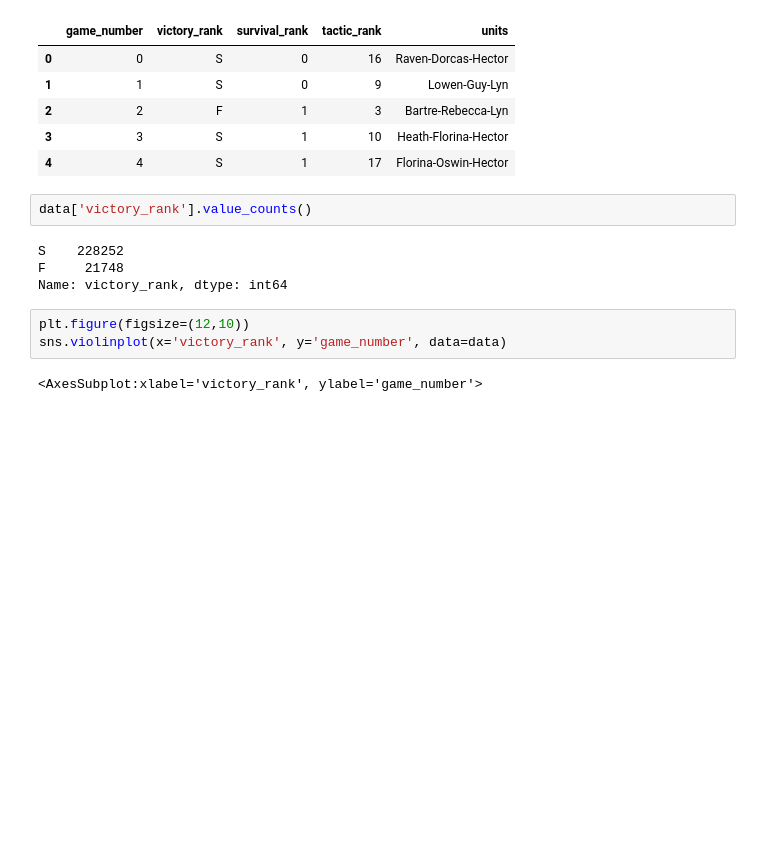
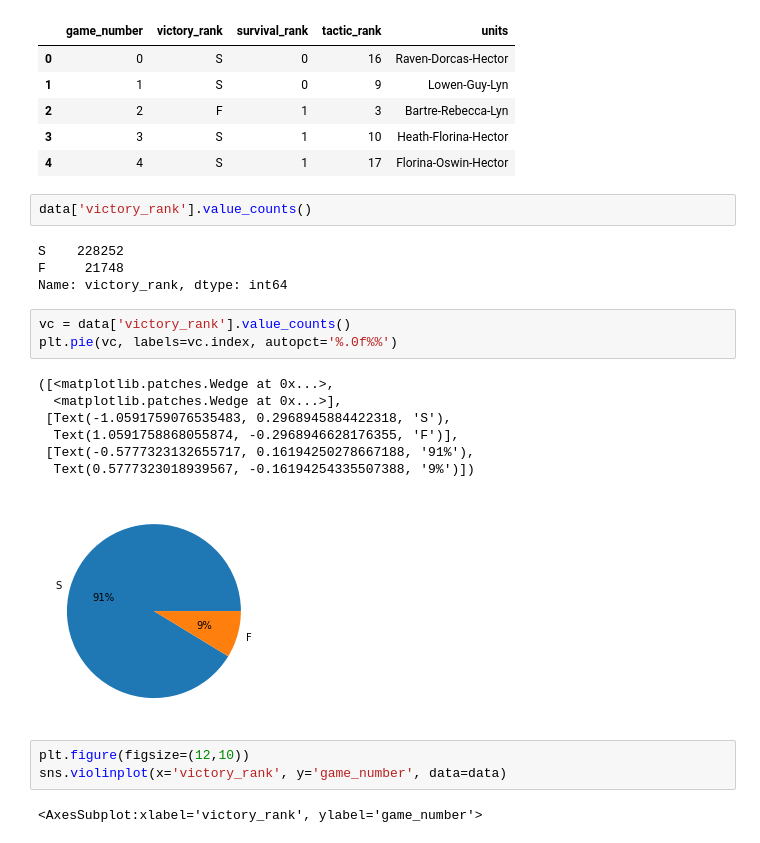
Before and after one commit to jkcarney/pyre-emblem, a Jupyter notebook: data/bigmap.ipynb, the cells around one changed output. Saved outputs shown, nothing was run; the diff lists cells and outputs as text; blank space fills up the shorter version.

```diff
--- a/data/bigmap.ipynb
+++ b/data/bigmap.ipynb
@@ -22,6 +22,17 @@ data['victory_rank'].value_counts()
 S    228252
 F     21748
 Name: victory_rank, dtype: int64
+# %%
+vc = data['victory_rank'].value_counts()
+plt.pie(vc, labels=vc.index, autopct='%.0f%%')
+# %% [output]
+([<matplotlib.patches.Wedge at 0x...>,
+  <matplotlib.patches.Wedge at 0x...>],
+ [Text(-1.0591759076535483, 0.2968945884422318, 'S'),
+  Text(1.0591758868055874, -0.2968946628176355, 'F')],
+ [Text(-0.5777323132655717, 0.16194250278667188, '91%'),
+  Text(0.5777323018939567, -0.16194254335507388, '9%')])
+[figure, added]
 # %%
 plt.figure(figsize=(12,10))
 sns.violinplot(x='victory_rank', y='game_number', data=data)
```
Also changed, not shown: parts of 1 cell of this notebook, 2 other files.
